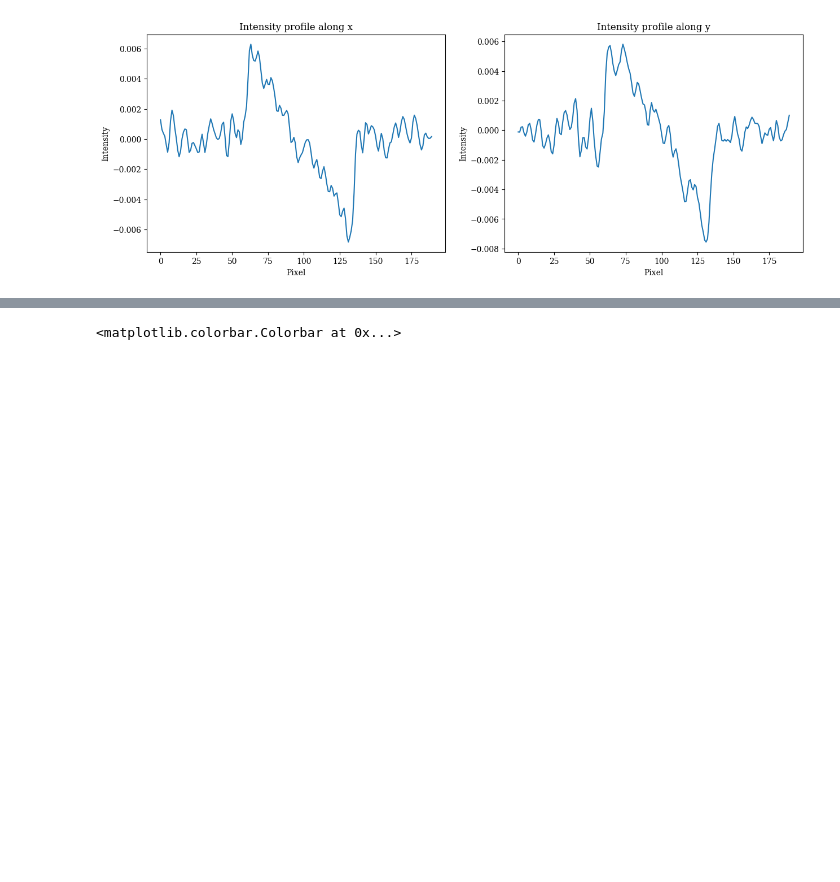
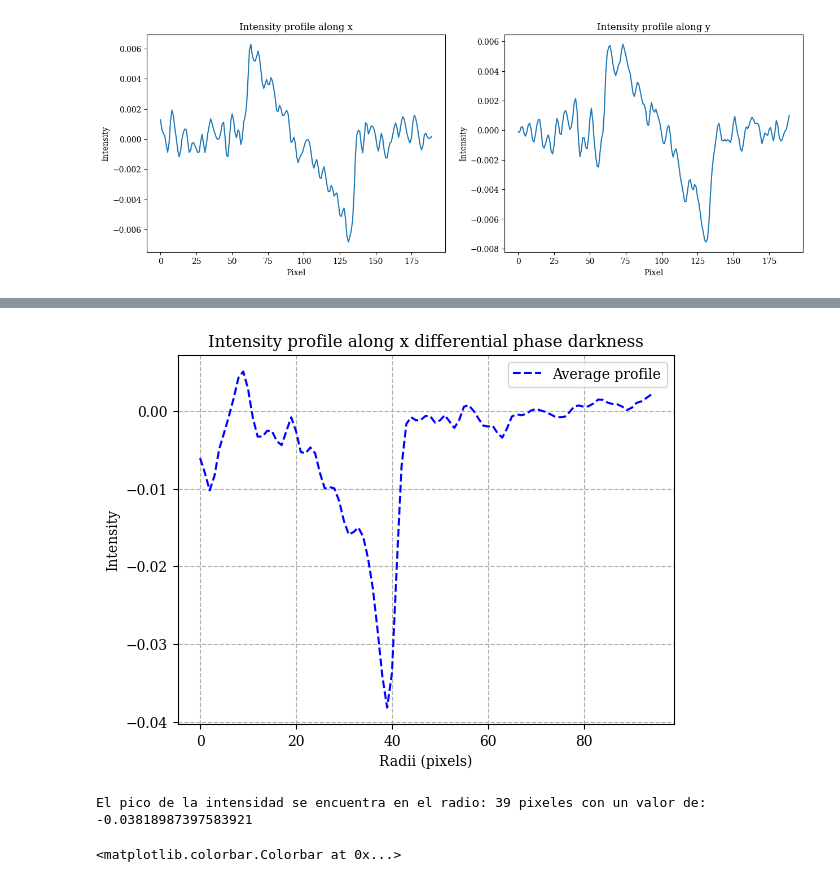
Before and after one commit to roshak1197/FSZ_Study, a Jupyter notebook: read_High.ipynb, the cells around one changed output, grey strips where cells are left out. Drawn from its saved outputs; the diff is of its cells as text; code cells hidden in the pictures; blank space fills up the shorter version.

```diff
--- a/read_High.ipynb
+++ b/read_High.ipynb
@@ -332,3 +338,26 @@ plt.show()
+# %%
+#Tomemos 20 perfiles entre 150 px a 200 px a lo largo de x
+perfil2 = []
+perfil3 = []
+for i in range(0, 25,2):
+    for j in range(334, 359,2):
+        perfil2.append(polar_img[i,:])
+        perfil3.append(polar_img[j,:])
+perfil = perfil2 + perfil3
+mean_Profile = np.mean(perfil, axis=0)
+plt.plot(mean_Profile, label='Average profile', color='blue',linestyle='--')
+plt.title("Intensity profile along x differential phase darkness")
+plt.xlabel("Radii (pixels)")
+plt.ylabel("Intensity")
+plt.grid(linestyle='--')
+plt.legend()
+plt.show()
+peak = np.argmin(mean_Profile)
+peak_value = mean_Profile[peak]
+print(f"El pico de la intensidad se encuentra en el radio: {peak} pixeles con un valor de: {peak_value}")
+# %% [output]
+[figure, added]
+El pico de la intensidad se encuentra en el radio: 39 pixeles con un valor de: -0.03818987397583921
 # %%
 def phaseint_fourier(dpc_row, dpc_col):
     """
```
Also changed, not shown: parts of 4 cells of this notebook.
